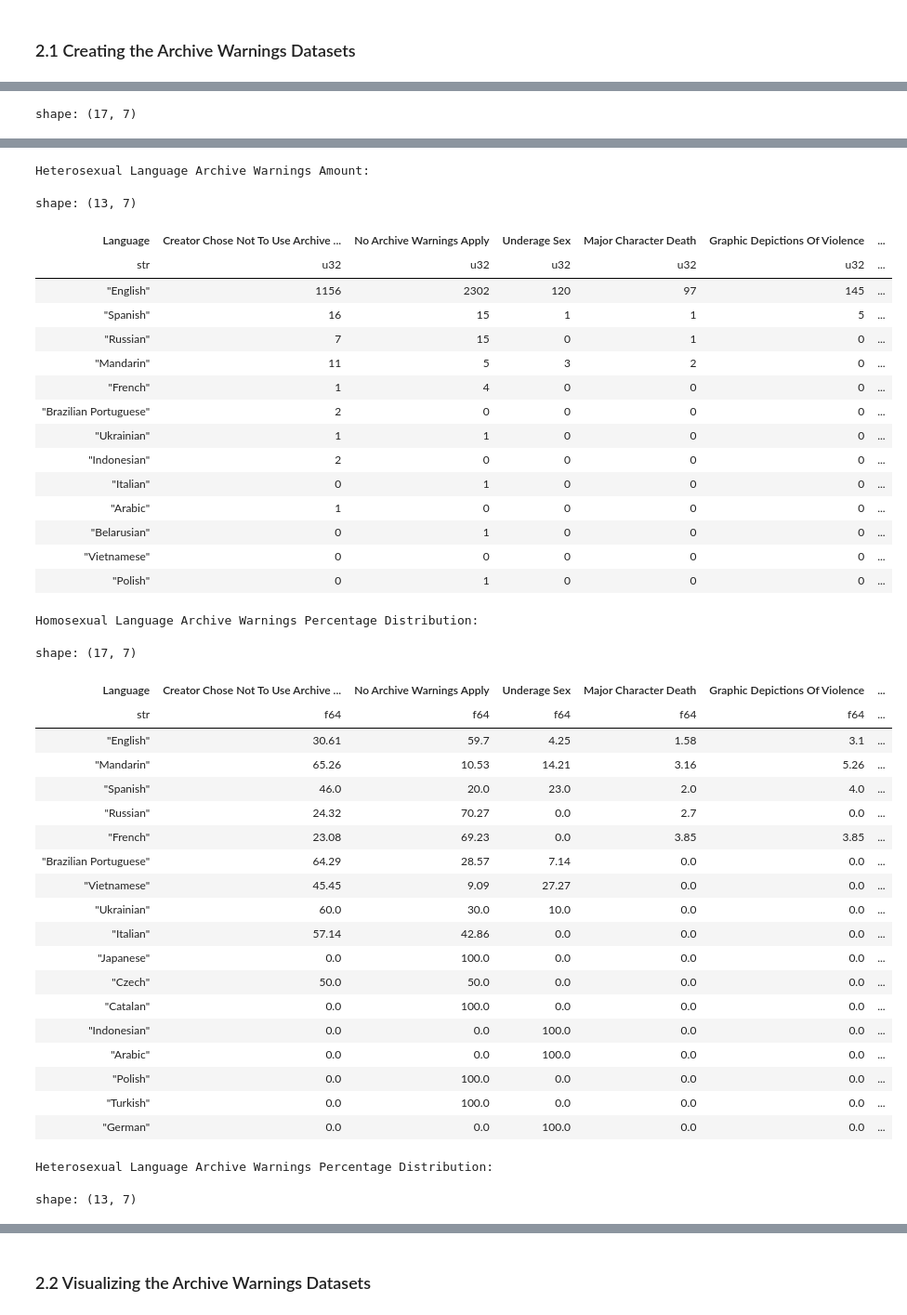
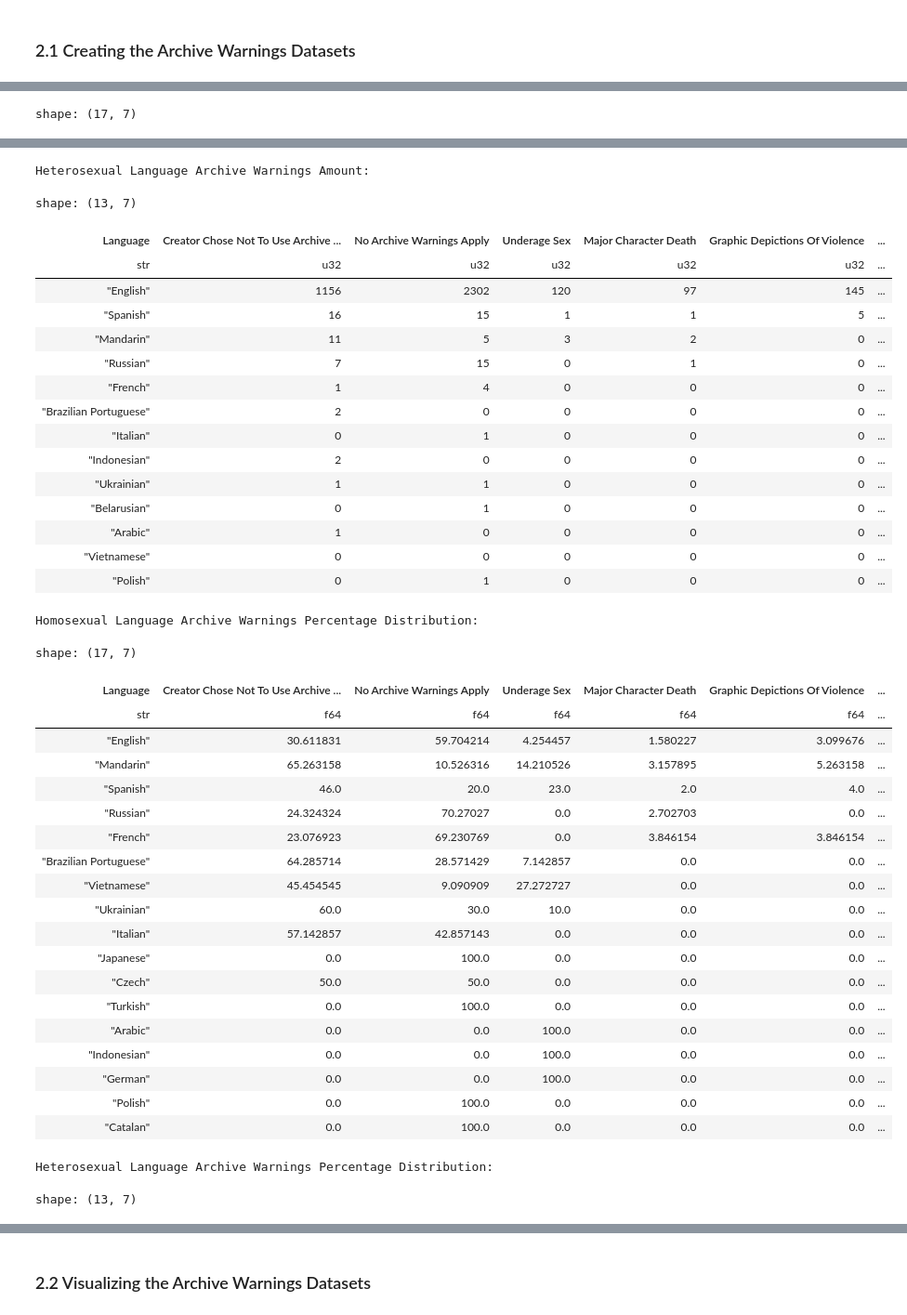
Before and after one commit to Cameron-Meinsma/ma_dh_thesis_v2, a Jupyter notebook: sub_rq_3_language.ipynb, the cells around one changed output, grey strips where cells are left out. Shown at 93% size. Cells and saved outputs as stored; diff of their text form; code cells hidden in the pictures.

```diff
--- a/sub_rq_3_language.ipynb
+++ b/sub_rq_3_language.ipynb
@@ -336,9 +333,9 @@ print("Heterosexual Language Archive Warnings Amount:")
 df_fm_languages_archive_warnings.show(17)
 
 # Calculate the Archive Warnings percentage distribution per language
-df_ff_mm_languages_percentages_aw = df_ff_mm_languages_archive_warnings.with_columns((pl.exclude("Language") / pl.sum_horizontal(pl.exclude("Language")) * 100)).with_columns(pl.exclude("Language").round(2)) # Filtered based on F/F + M/M
+df_ff_mm_languages_percentages_aw = df_ff_mm_languages_archive_warnings.with_columns((pl.exclude("Language") / pl.sum_horizontal(pl.exclude("Language")) * 100)).with_columns(pl.exclude("Language")) # Filtered based on F/F + M/M
 # Calculate the Archive Warnings percentage distribution per language
-df_fm_languages_percentages_aw = df_fm_languages_archive_warnings.with_columns((pl.exclude("Language") / pl.sum_horizontal(pl.exclude("Language")) * 100)).with_columns(pl.exclude("Language").round(2)) # Filtered based on F/M
+df_fm_languages_percentages_aw = df_fm_languages_archive_warnings.with_columns((pl.exclude("Language") / pl.sum_horizontal(pl.exclude("Language")) * 100)).with_columns(pl.exclude("Language")) # Filtered based on F/M
 
 print("Homosexual Language Archive Warnings Percentage Distribution:")
 df_ff_mm_languages_percentages_aw.show(17)
@@ -369,41 +366,41 @@ shape: (17, 7)
 Heterosexual Language Archive Warnings Amount:
 shape: (13, 7)
 | Language | Creator Chose Not To Use Archive ... | No Archive Warnings Apply | Underage Sex | Major Character Death | Graphic Depictions Of Violence | ... |
 | str | u32 | u32 | u32 | u32 | u32 | ... |
 | "English" | 1156 | 2302 | 120 | 97 | 145 | ... |
 | "Spanish" | 16 | 15 | 1 | 1 | 5 | ... |
+| "Mandarin" | 11 | 5 | 3 | 2 | 0 | ... |
 | "Russian" | 7 | 15 | 0 | 1 | 0 | ... |
-| "Mandarin" | 11 | 5 | 3 | 2 | 0 | ... |
 | "French" | 1 | 4 | 0 | 0 | 0 | ... |
 | "Brazilian Portuguese" | 2 | 0 | 0 | 0 | 0 | ... |
+| "Italian" | 0 | 1 | 0 | 0 | 0 | ... |
+| "Indonesian" | 2 | 0 | 0 | 0 | 0 | ... |
 | "Ukrainian" | 1 | 1 | 0 | 0 | 0 | ... |
-| "Indonesian" | 2 | 0 | 0 | 0 | 0 | ... |
-| "Italian" | 0 | 1 | 0 | 0 | 0 | ... |
+| "Belarusian" | 0 | 1 | 0 | 0 | 0 | ... |
 | "Arabic" | 1 | 0 | 0 | 0 | 0 | ... |
-| "Belarusian" | 0 | 1 | 0 | 0 | 0 | ... |
 | "Vietnamese" | 0 | 0 | 0 | 0 | 0 | ... |
 | "Polish" | 0 | 1 | 0 | 0 | 0 | ... |
 Homosexual Language Archive Warnings Percentage Distribution:
 shape: (17, 7)
 | Language | Creator Chose Not To Use Archive ... | No Archive Warnings Apply | Underage Sex | Major Character Death | Graphic Depictions Of Violence | ... |
 | str | f64 | f64 | f64 | f64 | f64 | ... |
-| "English" | 30.61 | 59.7 | 4.25 | 1.58 | 3.1 | ... |
-| "Mandarin" | 65.26 | 10.53 | 14.21 | 3.16 | 5.26 | ... |
+| "English" | 30.611831 | 59.704214 | 4.254457 | 1.580227 | 3.099676 | ... |
+| "Mandarin" | 65.263158 | 10.526316 | 14.210526 | 3.157895 | 5.263158 | ... |
 | "Spanish" | 46.0 | 20.0 | 23.0 | 2.0 | 4.0 | ... |
-| "Russian" | 24.32 | 70.27 | 0.0 | 2.7 | 0.0 | ... |
-| "French" | 23.08 | 69.23 | 0.0 | 3.85 | 3.85 | ... |
-| "Brazilian Portuguese" | 64.29 | 28.57 | 7.14 | 0.0 | 0.0 | ... |
-| "Vietnamese" | 45.45 | 9.09 | 27.27 | 0.0 | 0.0 | ... |
+| "Russian" | 24.324324 | 70.27027 | 0.0 | 2.702703 | 0.0 | ... |
+| "French" | 23.076923 | 69.230769 | 0.0 | 3.846154 | 3.846154 | ... |
+| "Brazilian Portuguese" | 64.285714 | 28.571429 | 7.142857 | 0.0 | 0.0 | ... |
+| "Vietnamese" | 45.454545 | 9.090909 | 27.272727 | 0.0 | 0.0 | ... |
 | "Ukrainian" | 60.0 | 30.0 | 10.0 | 0.0 | 0.0 | ... |
-| "Italian" | 57.14 | 42.86 | 0.0 | 0.0 | 0.0 | ... |
+| "Italian" | 57.142857 | 42.857143 | 0.0 | 0.0 | 0.0 | ... |
 | "Japanese" | 0.0 | 100.0 | 0.0 | 0.0 | 0.0 | ... |
 | "Czech" | 50.0 | 50.0 | 0.0 | 0.0 | 0.0 | ... |
+| "Turkish" | 0.0 | 100.0 | 0.0 | 0.0 | 0.0 | ... |
+| "Arabic" | 0.0 | 0.0 | 100.0 | 0.0 | 0.0 | ... |
+| "Indonesian" | 0.0 | 0.0 | 100.0 | 0.0 | 0.0 | ... |
+| "German" | 0.0 | 0.0 | 100.0 | 0.0 | 0.0 | ... |
+| "Polish" | 0.0 | 100.0 | 0.0 | 0.0 | 0.0 | ... |
 | "Catalan" | 0.0 | 100.0 | 0.0 | 0.0 | 0.0 | ... |
-| "Indonesian" | 0.0 | 0.0 | 100.0 | 0.0 | 0.0 | ... |
-| "Arabic" | 0.0 | 0.0 | 100.0 | 0.0 | 0.0 | ... |
-| "Polish" | 0.0 | 100.0 | 0.0 | 0.0 | 0.0 | ... |
-| "Turkish" | 0.0 | 100.0 | 0.0 | 0.0 | 0.0 | ... |
-| "German" | 0.0 | 0.0 | 100.0 | 0.0 | 0.0 | ... |
 Heterosexual Language Archive Warnings Percentage Distribution:
 shape: (13, 7)
 | Language | Creator Chose Not To Use Archive ... | No Archive Warnings Apply | Underage Sex | Major Character Death | Graphic Depictions Of Violence | ... |
```
Also changed, not shown: parts of 7 cells of this notebook, 1 other file.
